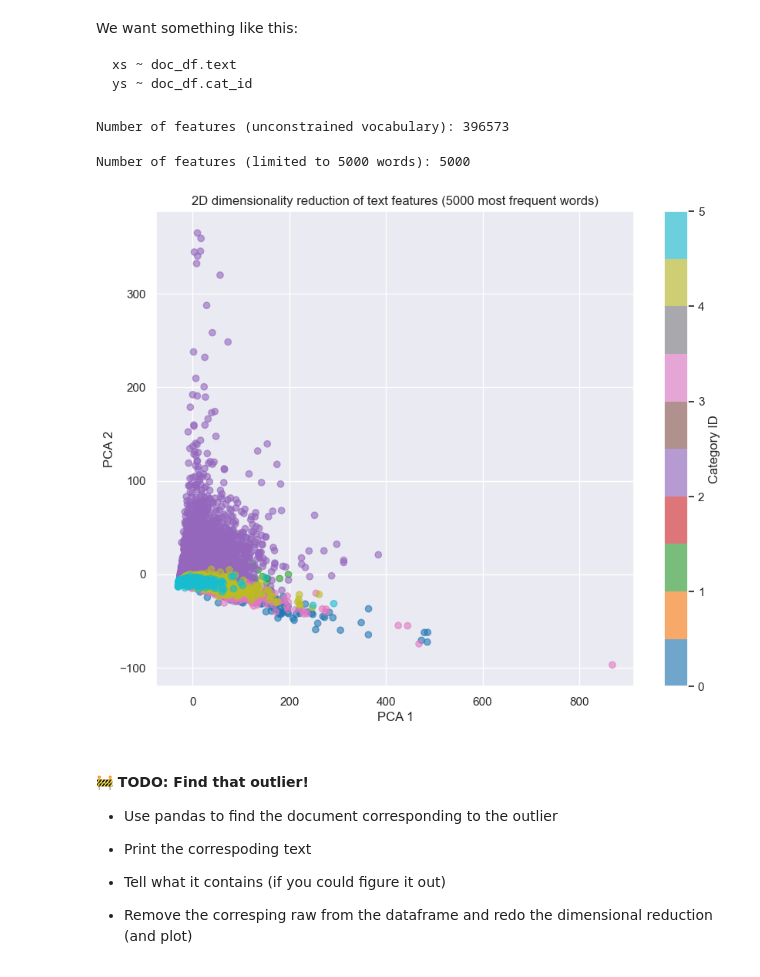
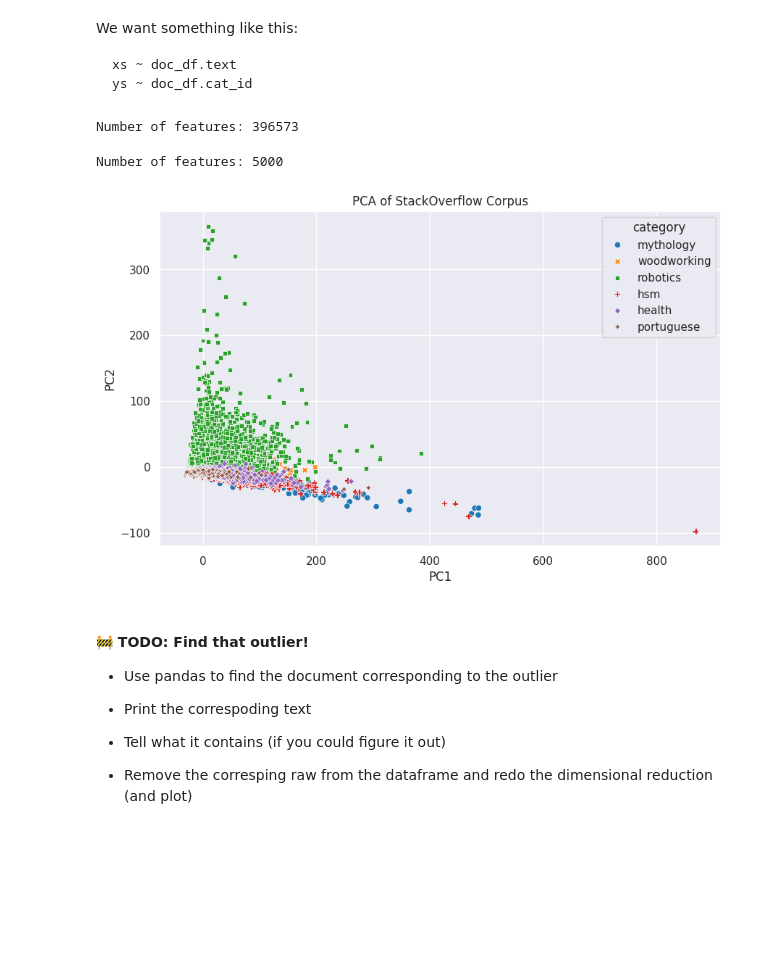
Before and after one commit to petkokp/m1-hands-on-NLP, a Jupyter notebook: assignments/HoNLP-week2.ipynb, the cells around one changed output. Saved outputs shown, nothing was run; the diff lists cells and outputs as text; code cells hidden in the pictures; blank space fills up the shorter version.

```diff
--- a/assignments/HoNLP-week2.ipynb
+++ b/assignments/HoNLP-week2.ipynb
@@ -442,23 +432,3 @@ plt.show()
 * Shortly explain the different values presented in a boxplot ([Wikipedia](https://en.wikipedia.org/wiki/Box_plot))
 
 * Are the texts of signifcantly different length? Argue shortly.
-# %%
-doc_df["tokens"] = doc_df["text"].str.split()
-doc_df["tokens_n"] = doc_df["tokens"].map(len)
-
-plt.figure(figsize=(10, 6))
-plt.boxplot(doc_df["tokens_n"], vert=False, patch_artist=True, boxprops=dict(facecolor='skyblue'))
-plt.title('Number of tokens (with outliers)')
-plt.xlabel('Number of tokens')
-plt.show()
-
-# without outliers
-plt.figure(figsize=(10, 6))
-plt.boxplot(doc_df["tokens_n"], vert=False, patch_artist=True, showfliers=False, boxprops=dict(facecolor='lightgreen'))
-plt.title('Number of tokens (without outliers)')
-plt.xlabel('Number of tokens')
-plt.show()
-
-# check if text lengths are significantly different by examining basic statistics
-summary_stats = doc_df.groupby("category")["tokens_n"].describe()
-print(summary_stats)
@@ -479,0 +435,5 @@ The differences in mean token counts, standard deviations and quartiles show tha
+# %%
+# Careful: slow!
+
+doc_df["tokens"] = doc_df.text.progress_map(word_tokenize)
+doc_df["tokens_n"] = doc_df.tokens.map(len)
@@ -540,31 +522,32 @@ ys ~ doc_df.cat_id
 ys = doc_df.cat_id.values
 # %%
 unconstrained_cv = CountVectorizer()
-unconstrained_xs = unconstrained_cv.fit_transform(doc_df.text)
+xs = unconstrained_cv.fit_transform(doc_df.text)
 
-print(f"Number of features (unconstrained vocabulary): {len(unconstrained_cv.get_feature_names_out())}")
+print(f"Number of features: {len(unconstrained_cv.get_feature_names_out())}")
 # %% [output]
-Number of features (unconstrained vocabulary): 396573
+Number of features: 396573
 # %%
 cv = CountVectorizer(max_features=5000)
-xs_limited = cv.fit_transform(doc_df.text)
+xs = cv.fit_transform(doc_df.text)
 
-print(f"Number of features (limited to 5000 words): {xs_limited.shape[1]}")
+print(f"Number of features: {len(cv.get_feature_names_out())}")
 # %% [output]
-Number of features (limited to 5000 words): 5000
+Number of features: 5000
 # %%
 pca = PCA(n_components=2)
-xs_reduced = pca.fit_transform(xs_limited.toarray())
+xs_pca = pca.fit_transform(xs.toarray())
+xs_pca_df = pd.DataFrame(xs_pca, columns=['PC1', 'PC2'])
+xs_pca_df['category'] = doc_df['category'].values
 
-plt.figure(figsize=(10, 8))
-scatter = plt.scatter(xs_reduced[:, 0], xs_reduced[:, 1], c=ys, cmap='tab10', alpha=0.6)
-plt.colorbar(scatter, label='Category ID')
-plt.title('2D dimensionality reduction of text features (5000 most frequent words)')
-plt.xlabel('PCA 1')
-plt.ylabel('PCA 2')
+plt.figure(figsize=(10, 6))
+sns.scatterplot(x='PC1', y='PC2', data=xs_pca_df, hue='category', style='category')
+plt.title('PCA of StackOverflow Corpus')
+plt.xlabel('PC1')
+plt.ylabel('PC2')
 plt.show()
 # %% [output]
-[figure, old version]
+[figure, new version]
 # %% [markdown]
 #### 🚧 TODO: Find that outlier!
 
```
Also changed, not shown: parts of 49 cells of this notebook, 1 other file.
